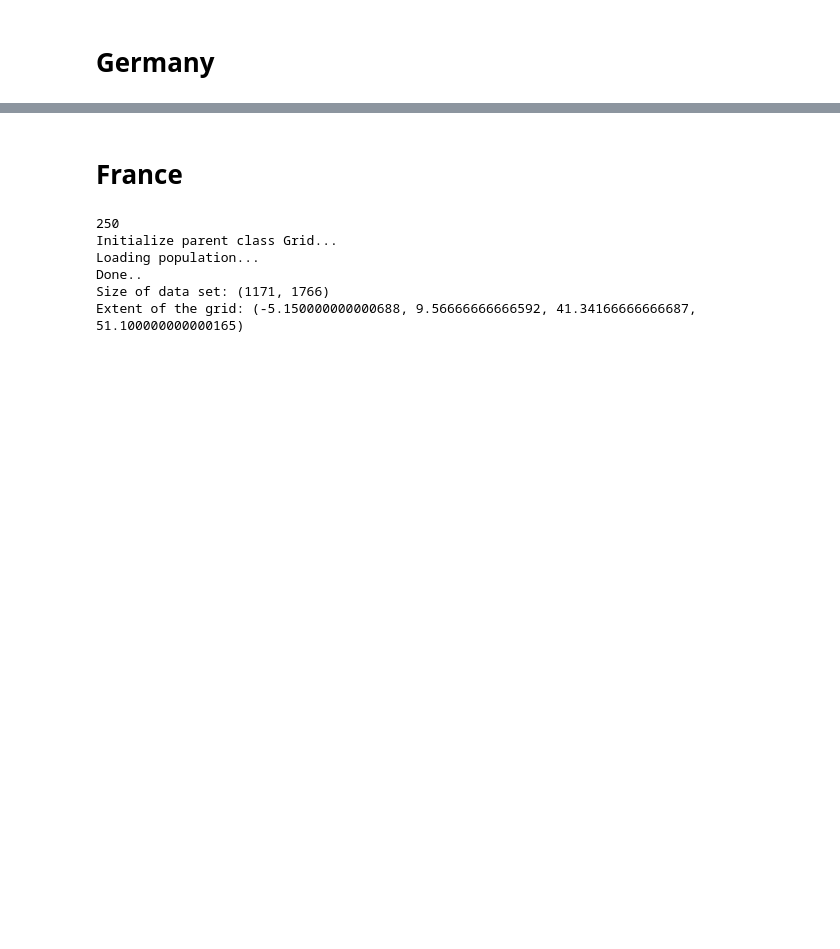
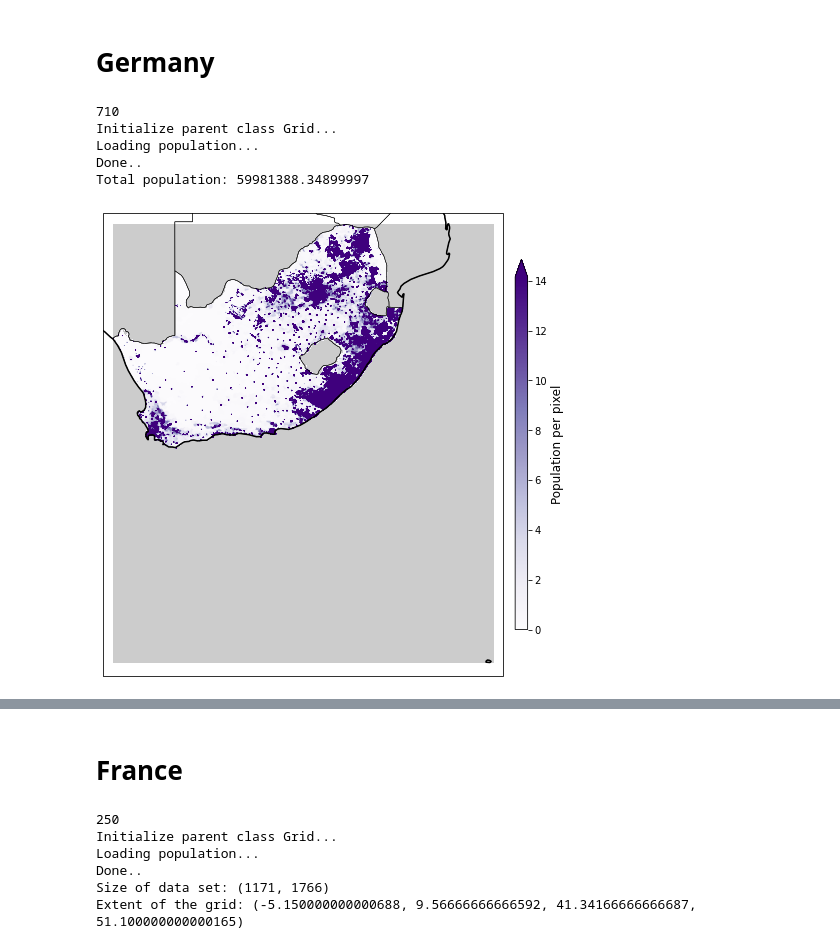
Before and after one commit to marcwie/sedac-gpw-parser, a Jupyter notebook: examples/sedac-gpw-parser examples.ipynb, the cells around one changed output, grey strips where cells are left out. Saved outputs shown, nothing was run; the diff lists cells and outputs as text; code cells hidden in the pictures; blank space fills up the shorter version.

```diff
--- a/examples/sedac-gpw-parser examples.ipynb
+++ b/examples/sedac-gpw-parser examples.ipynb
@@ -22,3 +26,16 @@ Done..
 (1099,)
 # %% [markdown]
 # Germany
+# %%
+from matplotlib import pyplot as plt
+import numpy as np
+
+p = plot.Plot(country_id=710)
+p.plot(show=True)
+# %% [output]
+710
+Initialize parent class Grid...
+Loading population...
+Done..
+Total population: 59981388.34899997
+[figure, added]
```
Also changed, not shown: parts of 5 cells of this notebook.
